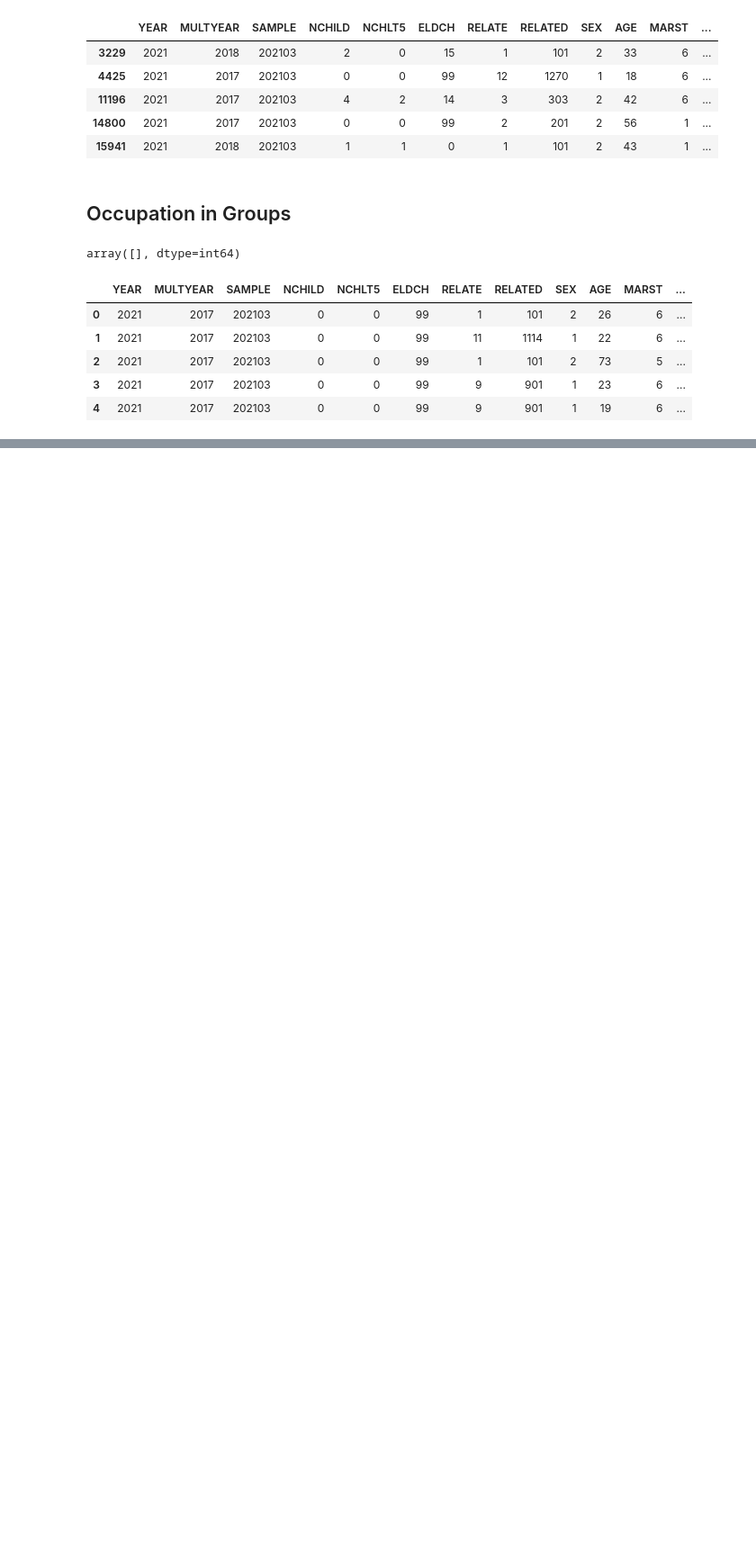
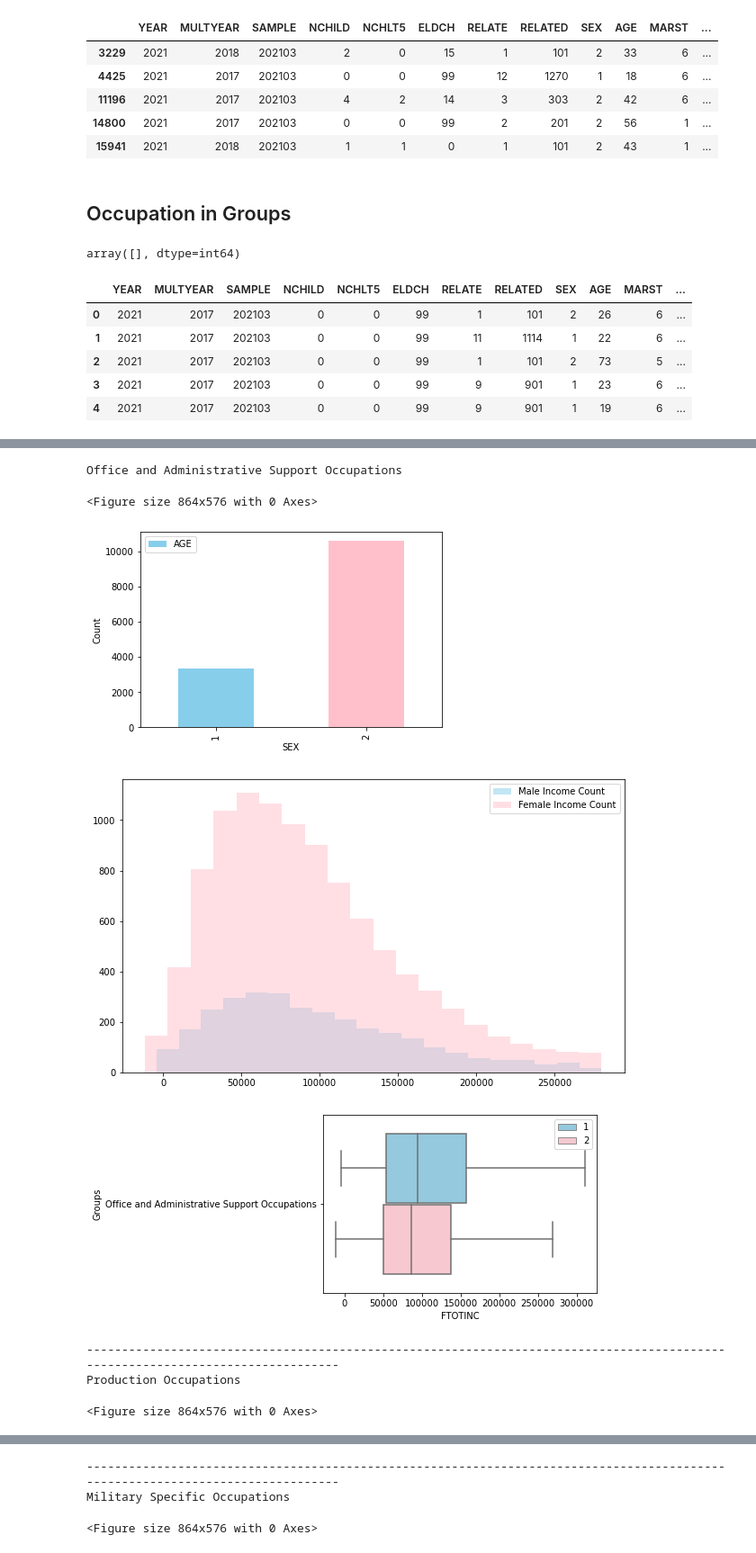
Before and after one commit to zoeludena/dsc106, a Jupyter notebook: Project 3.ipynb, the cells around one changed output, grey strips where cells are left out. Shown at 90% size. Cells and saved outputs as stored; diff of their text form; code cells hidden in the pictures; blank space fills up the shorter version.

```diff
--- a/Project 3.ipynb
+++ b/Project 3.ipynb
@@ -153,0 +290,3 @@ df.groupby("Groups").count()
+# %%
+groups = df['Groups'].unique()
+groups
@@ -153,0 +313,15 @@ df.groupby("Groups").count()
+# %%
+for group in groups:
+    if group == "N/A":
+        continue
+    isolate_group(group)
+    print("-------------------------------------------------------------------------------------------------------------------------------")
+# %% [output]
+Office and Administrative Support Occupations
+<Figure size 864x576 with 0 Axes>
+[figure, added]
+[figure, added]
+[figure, added]
+-------------------------------------------------------------------------------------------------------------------------------
+Production Occupations
+<Figure size 864x576 with 0 Axes>
@@ -153,0 +331,3 @@ df.groupby("Groups").count()
+-------------------------------------------------------------------------------------------------------------------------------
+Military Specific Occupations
+<Figure size 864x576 with 0 Axes>
```
Also changed, not shown: parts of 28 cells of this notebook.
